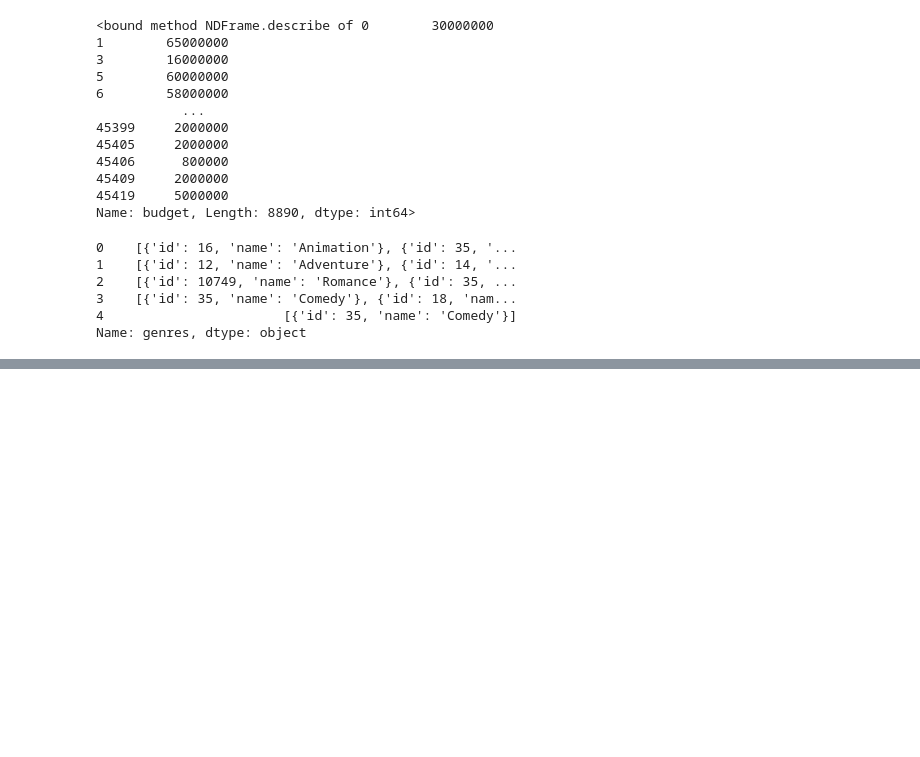
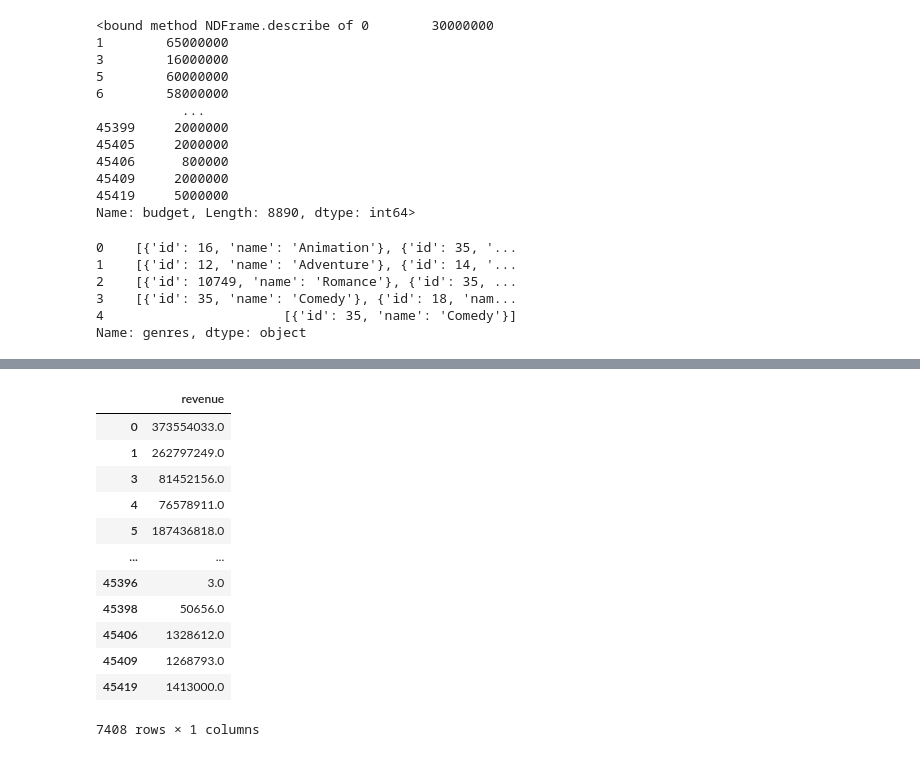
Before and after one commit to cleziac/Programming-Project, a Jupyter notebook: ds_programming_project.ipynb, the cells around one changed output, grey strips where cells are left out. Cells and saved outputs as stored; diff of their text form; code cells hidden in the pictures; blank space fills up the shorter version.

```diff
--- a/ds_programming_project.ipynb
+++ b/ds_programming_project.ipynb
@@ -154,0 +250,19 @@ genres.shape
+# %%
+revenue = movies.revenue.dropna()
+drev = pd.DataFrame(data = revenue)
+drev = drev[drev.revenue != 0.0]
+drev
+# %% [output]
+|  | revenue |
+| 0 | 373554033.0 |
+| 1 | 262797249.0 |
+| 3 | 81452156.0 |
+| 4 | 76578911.0 |
+| 5 | 187436818.0 |
+| ... | ... |
+| 45396 | 3.0 |
+| 45398 | 50656.0 |
+| 45406 | 1328612.0 |
+| 45409 | 1268793.0 |
+| 45419 | 1413000.0 |
+7408 rows × 1 columns
```
Also changed, not shown: parts of 11 cells of this notebook.
